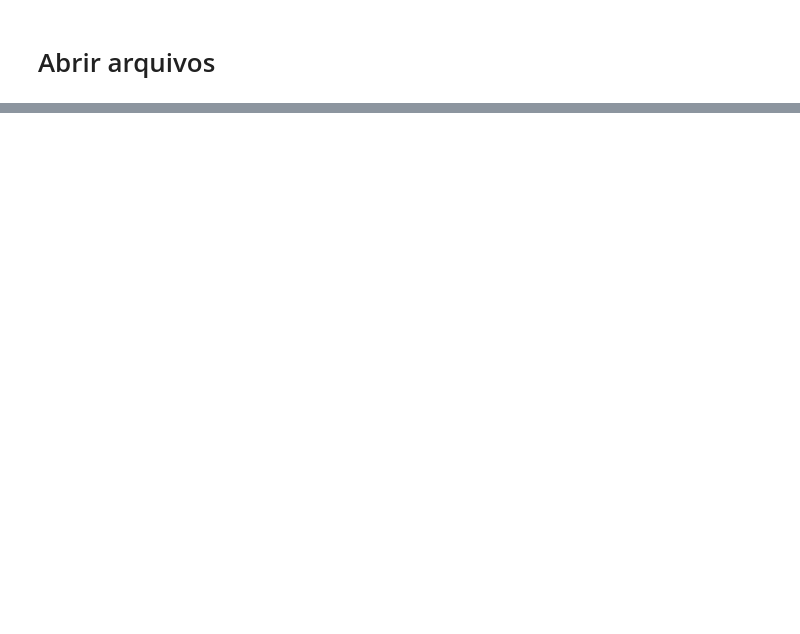
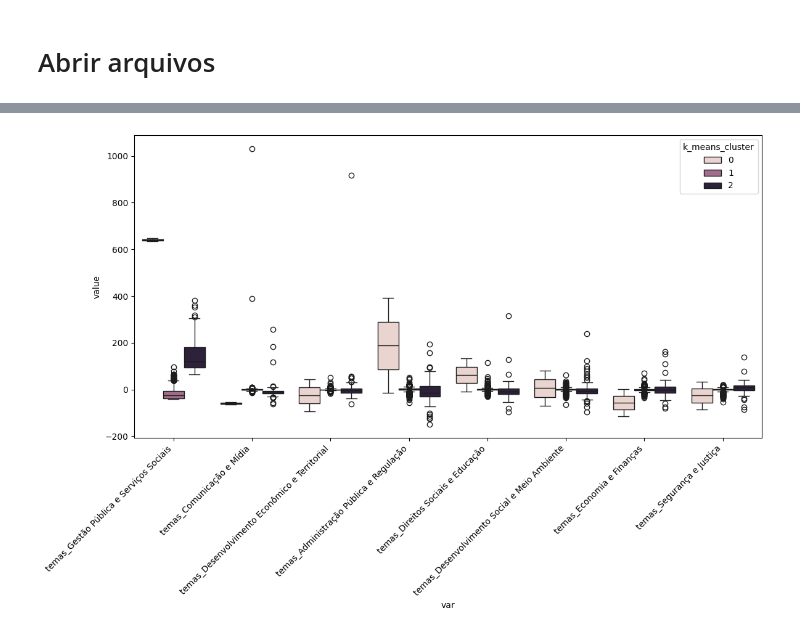
Before and after one commit to AcacioTelechi/multidimensional-legislative-profile, a Jupyter notebook: 3_analyze.ipynb, the cells around one changed output, grey strips where cells are left out. Saved outputs shown, nothing was run; the diff lists cells and outputs as text; code cells hidden in the pictures; blank space fills up the shorter version.

```diff
--- a/3_analyze.ipynb
+++ b/3_analyze.ipynb
@@ -331,8 +25,0 @@ pca_columns = df_cluster.filter(like='PCA_').columns  # Select columns containin
-# %%
-df = df_cluster.copy()
-df_clusters = cluster_dataframe(df, k_value=2)
-
-cols = ["k_means_cluster",  "gmm_cluster"] #"dbscan_cluster",
-for col in cols:
-    df_c_melted = melt_df(df_clusters, val_columns=pca_columns, cluster_column=col)
-    plot_melted_df(df_c_melted, hue_col=col)
@@ -356,0 +123,9 @@ for col in cols:
+# %%
+df_cluster = cluster_dataframe(df_pca_temas)
+
+cols = ["k_means_cluster"] #"gmm_cluster, "dbscan_cluster",
+for col in cols:
+    df_c_melted = melt_df(df_cluster, val_columns=df_pca_temas.columns, cluster_column=col)
+    plot_melted_df(df_c_melted, hue_col=col)
+# %% [output]
+[figure, added]
```
Also changed, not shown: parts of 56 cells of this notebook, 1 other file.
